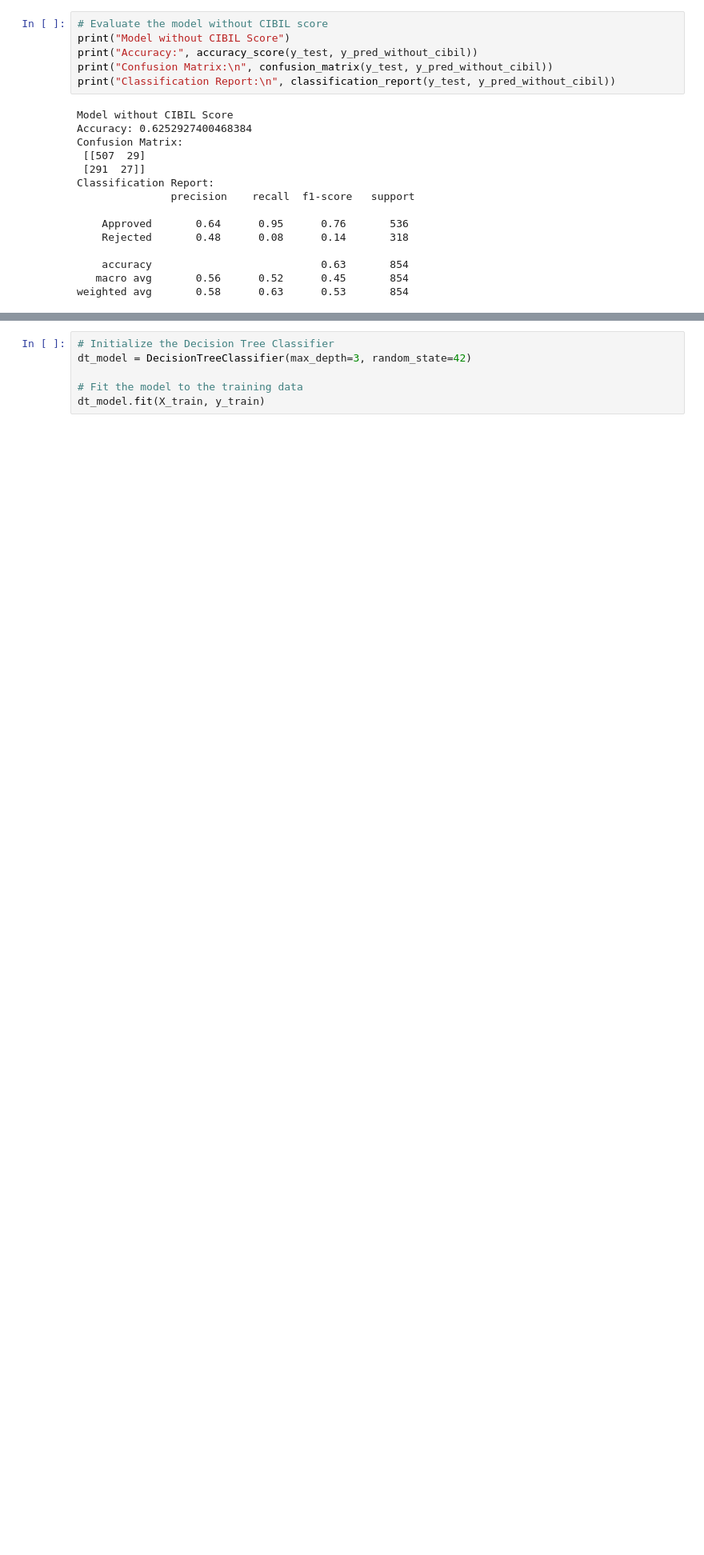
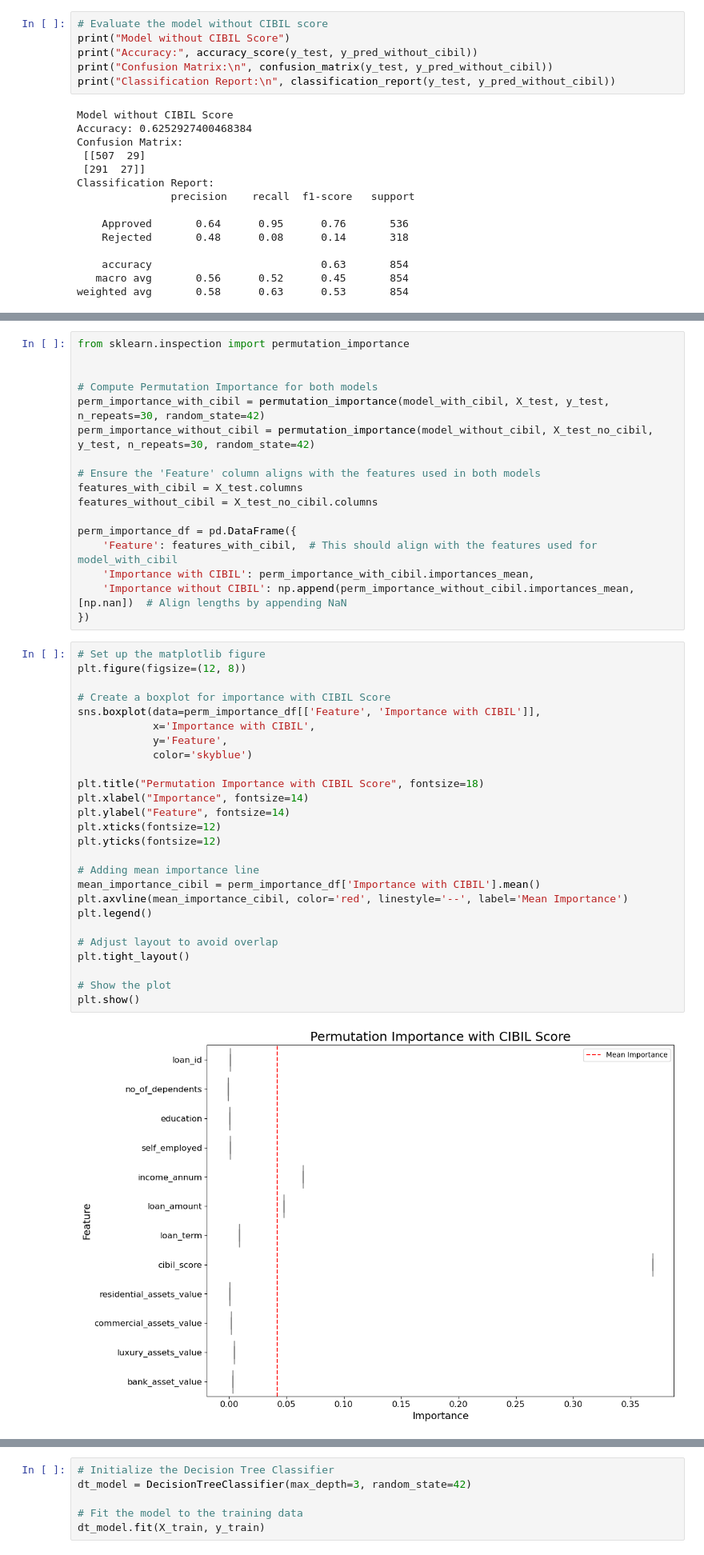
Before and after one commit to Group-6-Software-Development/Data-Handling-and-Machine-Learning, a Jupyter notebook: Home Assignments/Task 6 - Project.ipynb, the cells around one changed output, grey strips where cells are left out. Shown: that part at 80% size. Cells and saved outputs as stored; diff of their text form; blank space fills up the shorter version.

```diff
--- a/Home Assignments/Task 6 - Project.ipynb
+++ b/Home Assignments/Task 6 - Project.ipynb
@@ -332,3 +339,48 @@ plot_confusion_matrix(y_test, y_pred_without_cibil, "Confusion Matrix without CI
 # %% [output]
 [figure]
 [figure]
+# %%
+from sklearn.inspection import permutation_importance
+
+
+# Compute Permutation Importance for both models
+perm_importance_with_cibil = permutation_importance(model_with_cibil, X_test, y_test, n_repeats=30, random_state=42)
+perm_importance_without_cibil = permutation_importance(model_without_cibil, X_test_no_cibil, y_test, n_repeats=30, random_state=42)
+
+# Ensure the 'Feature' column aligns with the features used in both models
+features_with_cibil = X_test.columns
+features_without_cibil = X_test_no_cibil.columns
+
+perm_importance_df = pd.DataFrame({
+    'Feature': features_with_cibil,  # This should align with the features used for model_with_cibil
+    'Importance with CIBIL': perm_importance_with_cibil.importances_mean,
+    'Importance without CIBIL': np.append(perm_importance_without_cibil.importances_mean, [np.nan])  # Align lengths by appending NaN
+})
+# %%
+# Set up the matplotlib figure
+plt.figure(figsize=(12, 8))
+
+# Create a boxplot for importance with CIBIL Score
+sns.boxplot(data=perm_importance_df[['Feature', 'Importance with CIBIL']],
+            x='Importance with CIBIL',
+            y='Feature',
+            color='skyblue')
+
+plt.title("Permutation Importance with CIBIL Score", fontsize=18)
+plt.xlabel("Importance", fontsize=14)
+plt.ylabel("Feature", fontsize=14)
+plt.xticks(fontsize=12)
+plt.yticks(fontsize=12)
+
+# Adding mean importance line
+mean_importance_cibil = perm_importance_df['Importance with CIBIL'].mean()
+plt.axvline(mean_importance_cibil, color='red', linestyle='--', label='Mean Importance')
+plt.legend()
+
+# Adjust layout to avoid overlap
+plt.tight_layout()
+
+# Show the plot
+plt.show()
+# %% [output]
+[figure, added]
```
Also changed, not shown: parts of 6 cells of this notebook.
